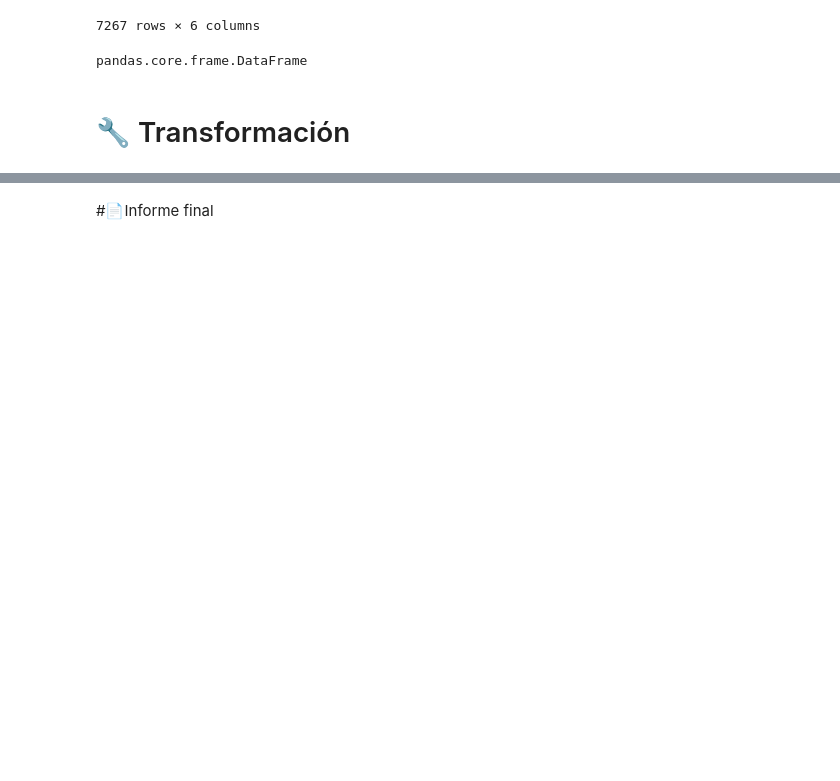
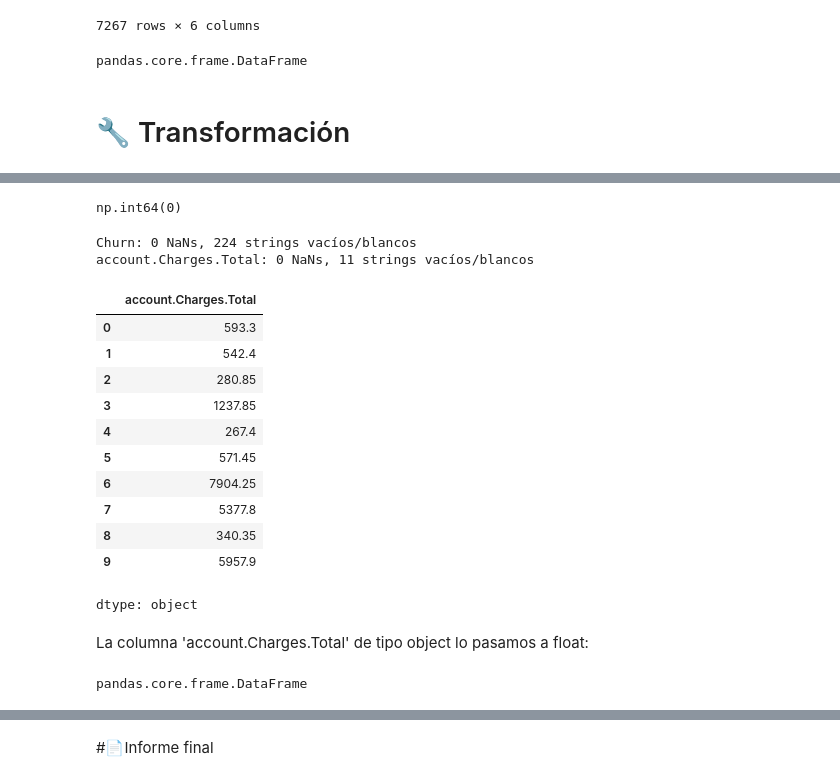
Before and after one commit to Ayelen95/Chagenge-Telecom-2026, a Jupyter notebook: TelecomX_LATAM.ipynb, the cells around one changed output, grey strips where cells are left out. Cells and saved outputs as stored; diff of their text form; code cells hidden in the pictures; blank space fills up the shorter version.

```diff
--- a/TelecomX_LATAM.ipynb
+++ b/TelecomX_LATAM.ipynb
@@ -79,0 +306,40 @@ pandas.core.frame.DataFrame
+# %%
+df['Churn'].isnull().sum()
+# %% [output]
+np.int64(0)
+# %%
+for column in df.columns:
+    # 1. Detectar NaN (Nulos reales)
+    nulos = df[column].isnull().sum()
+    # 2. Contar vacíos
+    vacios = 0
+    if df[column].dtype == 'object':
+        # Usamos strip() para contar también celdas con solo espacios ' ' como vacías
+        vacios = (df[column].astype(str).str.strip() == '').sum()
+
+    if nulos > 0 or vacios > 0:
+        print(f'{column}: {nulos} NaNs, {vacios} strings vacíos/blancos')
+# %% [output]
+Churn: 0 NaNs, 224 strings vacíos/blancos
+account.Charges.Total: 0 NaNs, 11 strings vacíos/blancos
+# %%
+df['account.Charges.Total'][0:10]
+# %% [output]
+|  | account.Charges.Total |
+| 0 | 593.3 |
+| 1 | 542.4 |
+| 2 | 280.85 |
+| 3 | 1237.85 |
+| 4 | 267.4 |
+| 5 | 571.45 |
+| 6 | 7904.25 |
+| 7 | 5377.8 |
+| 8 | 340.35 |
+| 9 | 5957.9 |
+dtype: object
+# %% [markdown]
+La columna 'account.Charges.Total' de tipo object lo pasamos a float:
+# %%
+type(df)
+# %% [output]
+pandas.core.frame.DataFrame
```
Also changed, not shown: parts of 53 cells of this notebook.
